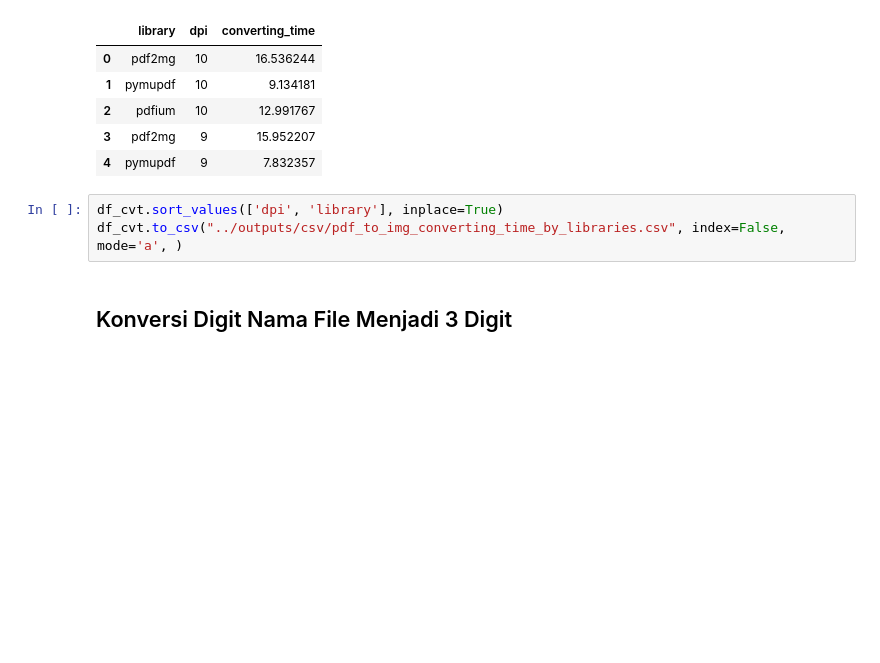
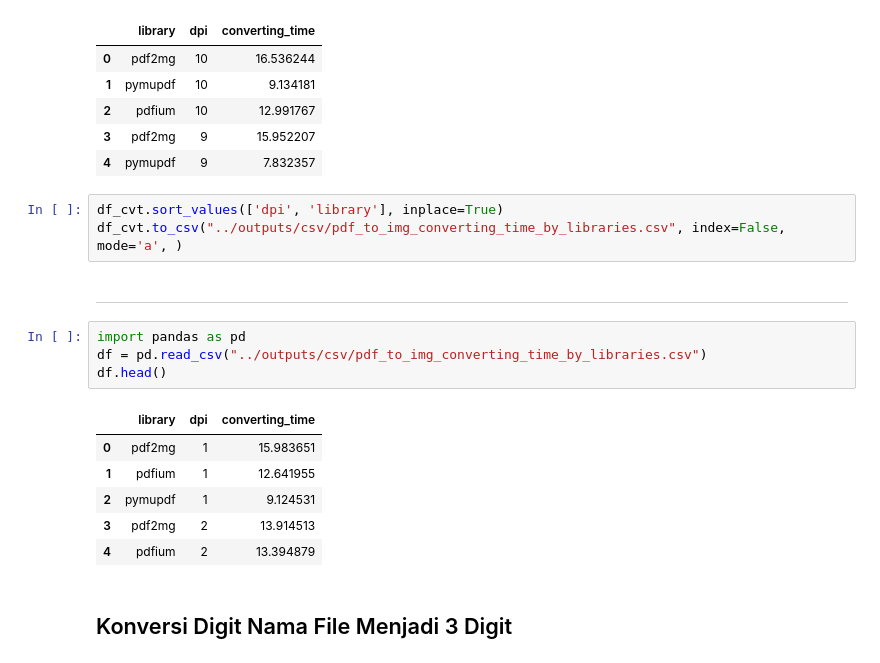
Before and after one commit to rasyidev/print-cost, a Jupyter notebook: notebook/01-pdf-to-image-converting-research.ipynb, the cells around one changed output. Drawn from its saved outputs; the diff is of its cells as text; blank space fills up the shorter version.

```diff
--- a/notebook/01-pdf-to-image-converting-research.ipynb
+++ b/notebook/01-pdf-to-image-converting-research.ipynb
@@ -189,6 +189,19 @@ df_cvt.head(5)
 # %%
 df_cvt.sort_values(['dpi', 'library'], inplace=True)
 df_cvt.to_csv("../outputs/csv/pdf_to_img_converting_time_by_libraries.csv", index=False, mode='a', )
+# %% [markdown]
+---
+# %%
+import pandas as pd
+df = pd.read_csv("../outputs/csv/pdf_to_img_converting_time_by_libraries.csv")
+df.head()
+# %% [output]
+|  | library | dpi | converting_time |
+| 0 | pdf2mg | 1 | 15.983651 |
+| 1 | pdfium | 1 | 12.641955 |
+| 2 | pymupdf | 1 | 9.124531 |
+| 3 | pdf2mg | 2 | 13.914513 |
+| 4 | pdfium | 2 | 13.394879 |
 # %% [markdown]
 ## Konversi Digit Nama File Menjadi 3 Digit
 # %%
```
Also changed, not shown: parts of 3 cells of this notebook, 35 other files.
